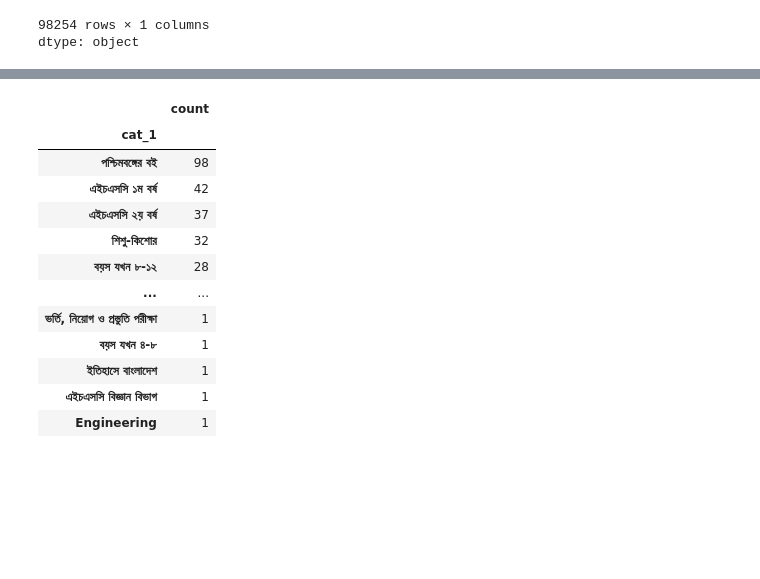
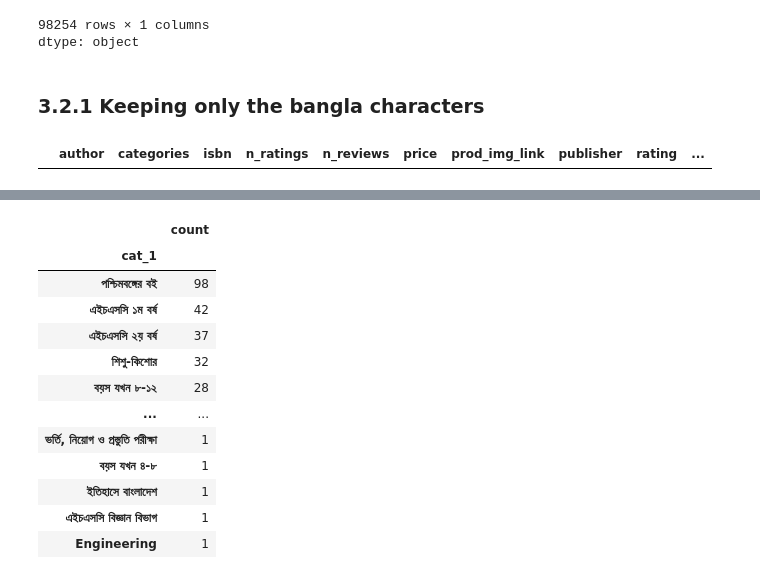
Before and after one commit to Tasfiq-K/recommendation_system_rokomari_books, a Jupyter notebook: notebooks/preprocessing_bn_books_categories.ipynb, the cells around one changed output, grey strips where cells are left out. Cells and saved outputs as stored; diff of their text form; code cells hidden in the pictures; blank space fills up the shorter version.

Commit message:
categories correction done, saved dataframe

```diff
--- a/notebooks/preprocessing_bn_books_categories.ipynb
+++ b/notebooks/preprocessing_bn_books_categories.ipynb
@@ -79,7 +82,7 @@ def keep_only_bangla(row):
     The unicode range between \u0980 - \u09FF defines the Bangla characters
     and digits in the Unicode character set
     """
-    return re.sub(r'[^\u0980-\u09FF ]+', '', str(row)).strip()
+    return re.sub(r'[^-|,|\u0980-\u09FF| ]+', '', str(row)).strip()
 
 def translate_author_names(row):
     text = str(row)
@@ -94,10 +97,18 @@ def translate_to_bangla(row):
 
 def remove_unnecessary_characters(row):
     # pattern = r'[ও|():/, ]+'
-    text = re.sub(r'[:]', ",", str(row))
-    text = re.sub(r'[/]', ", ", text)
+    digit_map = str.maketrans('0123456789', '০১২৩৪৫৬৭৮৯')
+    text = re.sub(r'[:|ঃ]', ",", str(row))
+    # text = re.sub(r'[/]', ", ", text)
     text = re.sub(r'[(|)]', "", text)
-    text = re.sub(r'\sএবং\s', ', ', text)
-    text = re.sub(r'\sও\s', ', ', text)
+    text = re.sub(r'(\s)ও(\s)|(,\s)ও(\s)|(\s)এবং(\s)|/', ', ', text)
+    # text = re.sub(r'\sও\s', ', ', text)
+    text = re.sub(r'[\d|\d+]', lambda x: x.group(0).translate(digit_map), text)
 
     return text.strip()
+
+def fix_more_categories_issue(row):
+    text = re.sub(r'ক্লাস ৯, ১০', "ক্লাস ৯-১০,", str(row))
+    text = re.sub(r"(পাঠ\s)সোহায়িকা|(পাঠো\s)সোহায়িকা|(পাঠের\s)সোহায়িকা", "পাঠ্য সহায়িকা", text)
+
+    return text
@@ -558,4 +585,14 @@ df_bn.loc[:, 'categories_fixed']
 | 98253 | জীববিজ্ঞান |
 98254 rows × 1 columns
 dtype: object
+# %% [markdown]
+### 3.2.1 Keeping only the bangla characters
+# %%
+df_bn.loc[:, 'categories_fixed'] = df_bn['categories_fixed'].apply(keep_only_bangla)
+# %%
+# sanity check
+
+df_bn.loc[df_bn['categories'] == ""]
+# %% [output]
+|  | author | categories | isbn | n_ratings | n_reviews | price | prod_img_link | publisher | rating | ... |
 # %%
```
Also changed, not shown: parts of 15 cells of this notebook.
